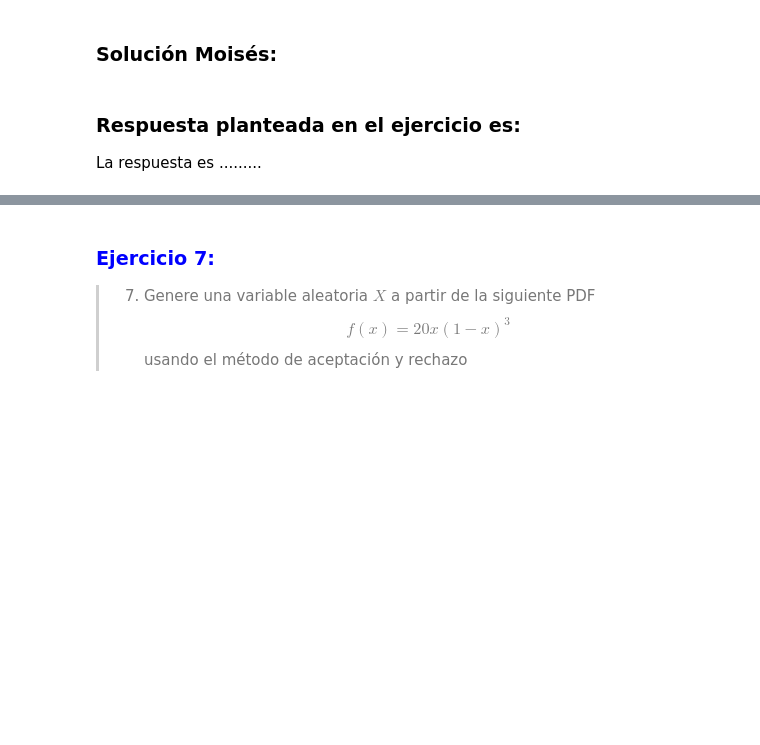
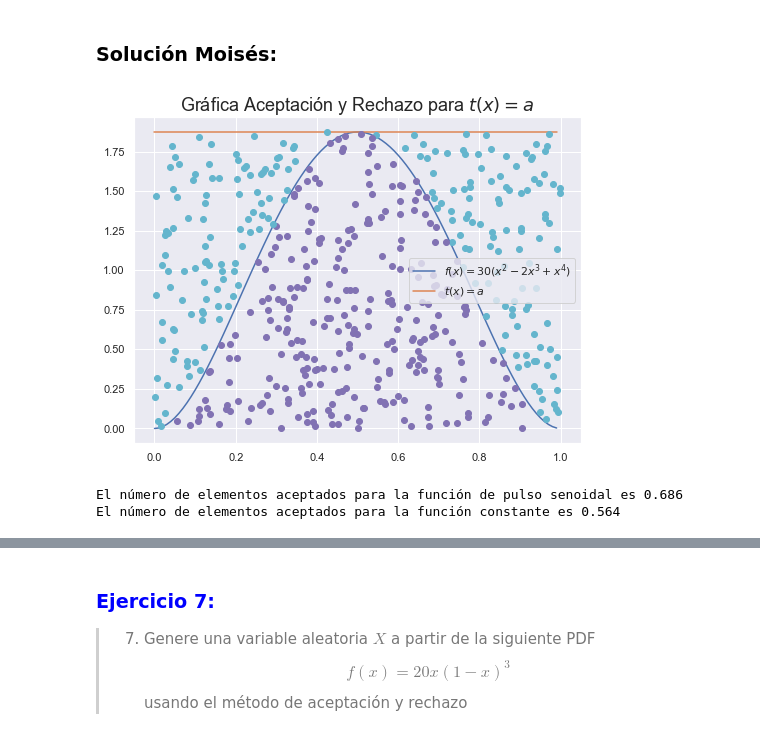
Before and after one commit to IvetteLandaverde/ProyectoConjunto5y6_ILandaverde_MFlores, a Jupyter notebook: Tarea6_ILandaverde_MFlores.ipynb, the cells around one changed output, grey strips where cells are left out. Cells and saved outputs as stored; diff of their text form; code cells hidden in the pictures; blank space fills up the shorter version.

```diff
--- a/Tarea6_ILandaverde_MFlores.ipynb
+++ b/Tarea6_ILandaverde_MFlores.ipynb
@@ -179,3 +245,22 @@ Responda los siguientes literales:
-# %% [markdown]
-### Respuesta planteada en el ejercicio es:
- La respuesta es .........
+# %%
+### Primero se generan los puntos de aceptación rechachazo para t(x) como constante
+plt.figure(figsize=[8,6])
+plt.title('Gráfica Aceptación y Rechazo para $t(x)=a$',fontsize=18)
+plt.plot(x,f(x), label='$f(x)=30(x^2-2x^3+x^4)$')
+t = lambda x: a*np.ones([len(x)]) ####Se generá t(x) como una función constante
+plt.plot(x,t(x),label='$t(x)=a$') ###Ploteamos la función t(x)
+plt.legend(loc="best");
+# Validación del método
+N = 500 # número de puntos a simular
+# Como estoy tomando t(x) constante solo es necesario generar valores aleatorios U~(0,1)
+R2 = np.random.rand(N)
+R1 = np.random.uniform(0,1, size=N)
+x_a = Acep_rechazo(R2,R1,f,t)
+# %% [output]
+[figure, added]
+# %%
+print(f'El número de elementos aceptados para la función de pulso senoidal es {len(x_s)/N}')
+print(f'El número de elementos aceptados para la función constante es {len(x_a)/N}')
+# %% [output]
+El número de elementos aceptados para la función de pulso senoidal es 0.686
+El número de elementos aceptados para la función constante es 0.564
```
Also changed, not shown: parts of 37 cells of this notebook, 1 other file.
